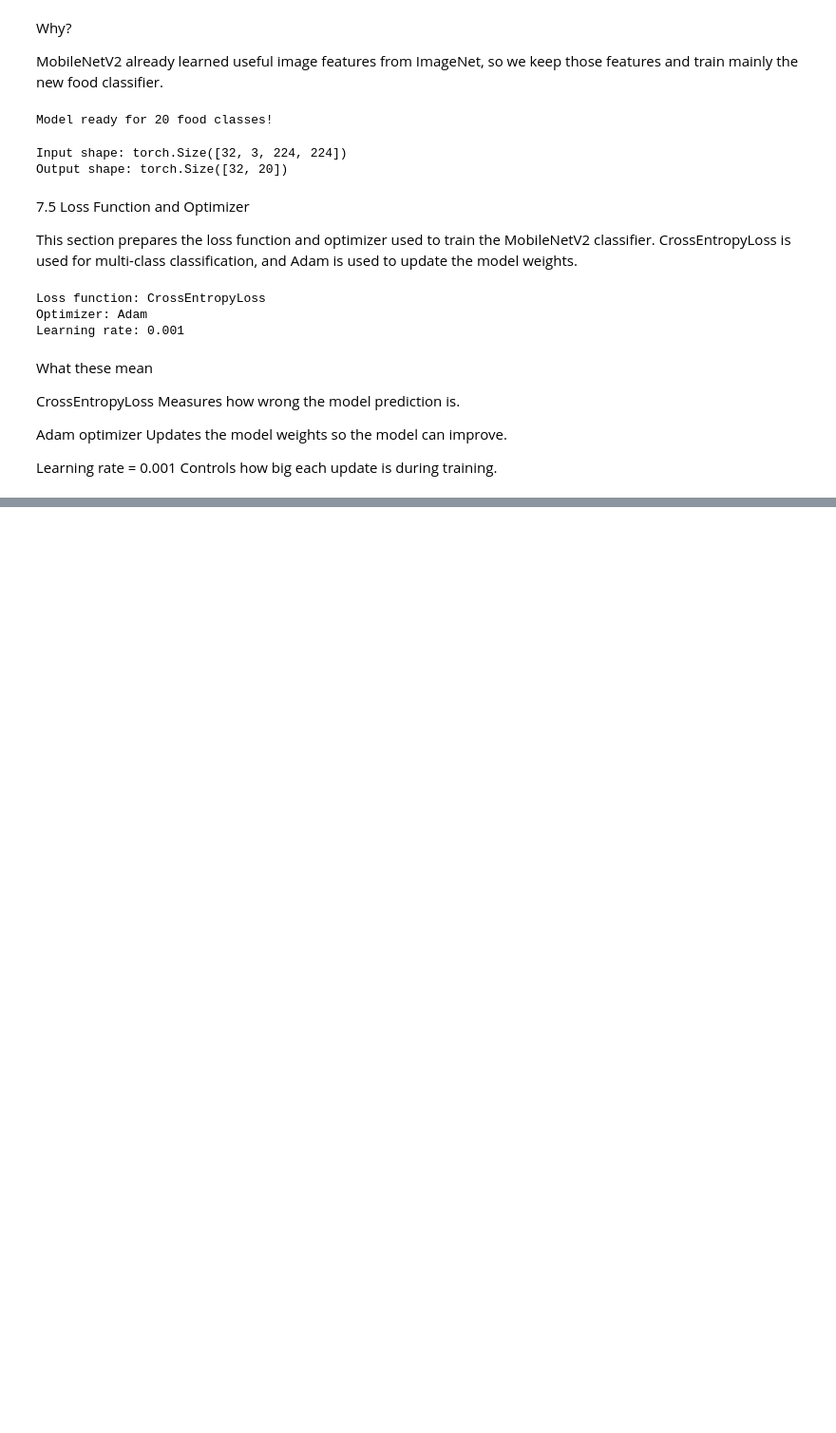
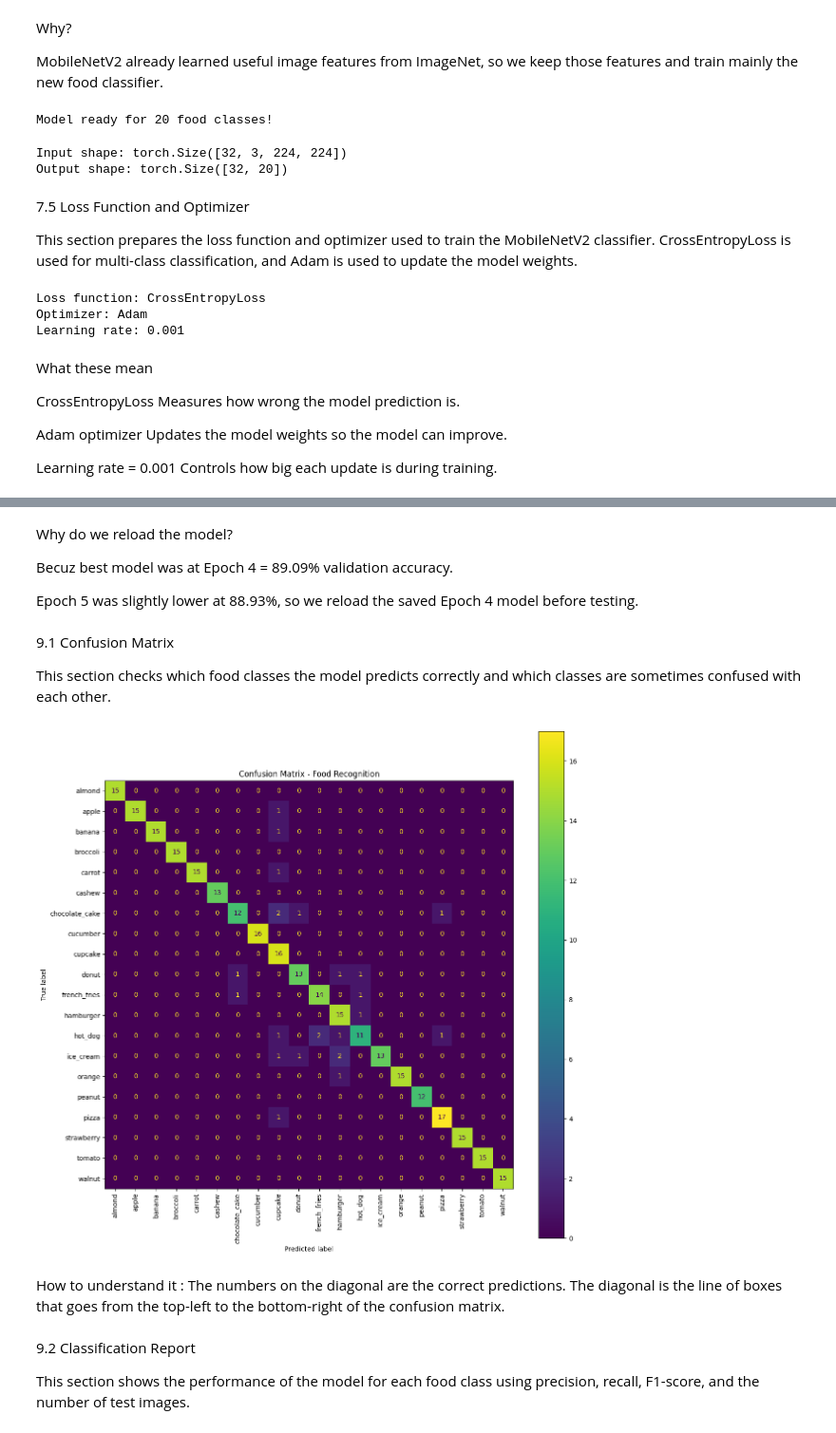
Before and after one commit to yeansreymom25-eng/food-recognition-nutrition, a Jupyter notebook: food_recognition.ipynb, the cells around one changed output, grey strips where cells are left out. Shown at 95% size. Cells and saved outputs as stored; diff of their text form; code cells hidden in the pictures; blank space fills up the shorter version.

```diff
--- a/food_recognition.ipynb
+++ b/food_recognition.ipynb
@@ -1384,0 +1736,61 @@ Controls how big each update is during training.
+# %% [markdown]
+Why do we reload the model?
+
+Becuz best model was at Epoch 4 = 89.09% validation accuracy.
+
+Epoch 5 was slightly lower at 88.93%, so we reload the saved Epoch 4 model before testing.
+# %% [markdown]
+9.1 Confusion Matrix
+
+This section checks which food classes the model predicts correctly and which classes are sometimes confused with each other.
+# %%
+import numpy as np
+from sklearn.metrics import confusion_matrix, ConfusionMatrixDisplay
+import matplotlib.pyplot as plt
+
+all_labels = []
+all_predictions = []
+
+model.eval()
+
+with torch.no_grad():
+    for images, labels in test_loader:
+
+        images = images.to(device)
+        labels = labels.to(device)
+
+        outputs = model(images)
+
+        _, predicted = torch.max(outputs, 1)
+
+        all_labels.extend(labels.cpu().numpy())
+        all_predictions.extend(predicted.cpu().numpy())
+
+class_names = train_dataset.classes
+
+cm = confusion_matrix(all_labels, all_predictions)
+
+fig, ax = plt.subplots(figsize=(14, 14))
+
+disp = ConfusionMatrixDisplay(
+    confusion_matrix=cm,
+    display_labels=class_names
+)
+
+disp.plot(
+    ax=ax,
+    xticks_rotation=90
+)
+
+plt.title("Confusion Matrix - Food Recognition")
+plt.show()
+# %% [output]
+[figure, added]
+# %% [markdown]
+How to understand it :
+The numbers on the diagonal are the correct predictions.
+The diagonal is the line of boxes that goes from the top-left to the bottom-right of the confusion matrix.
+# %% [markdown]
+9.2 Classification Report
+
+This section shows the performance of the model for each food class using precision, recall, F1-score, and the number of test images.
```
Also changed, not shown: parts of 15 cells of this notebook.
